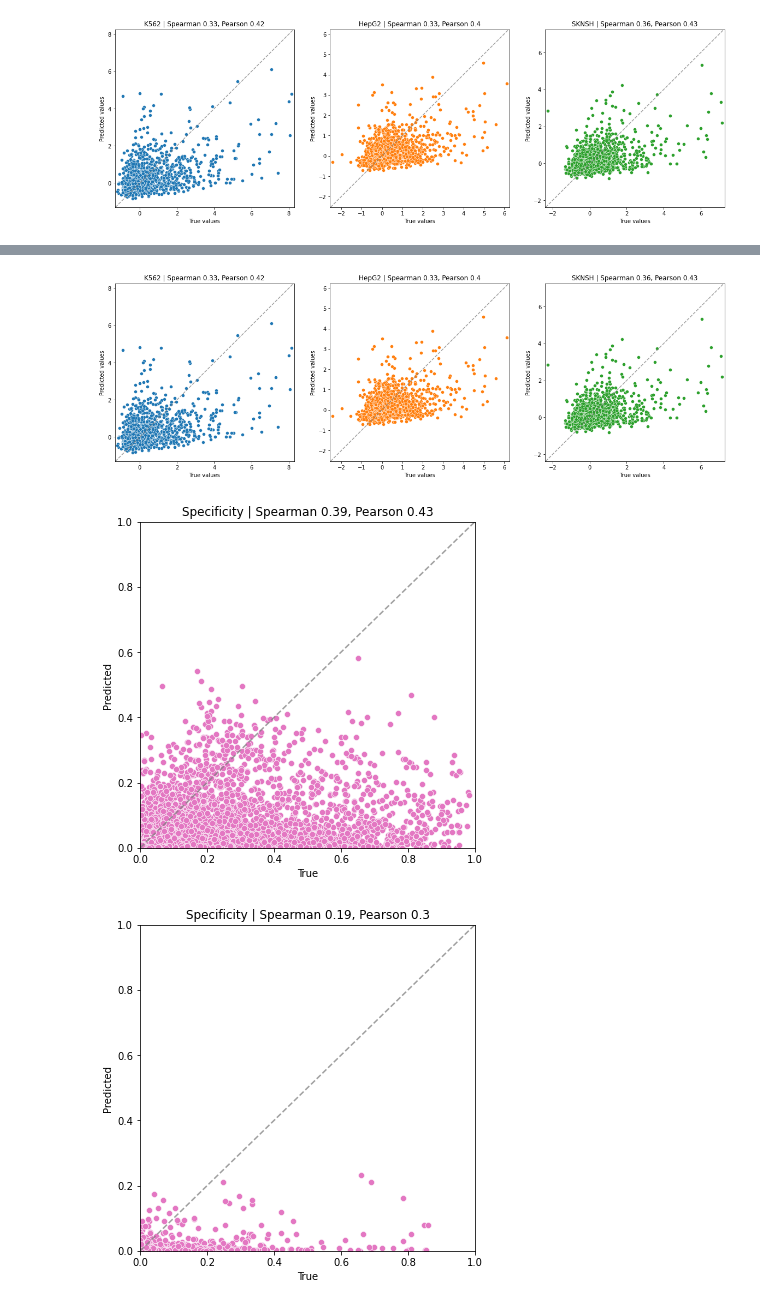
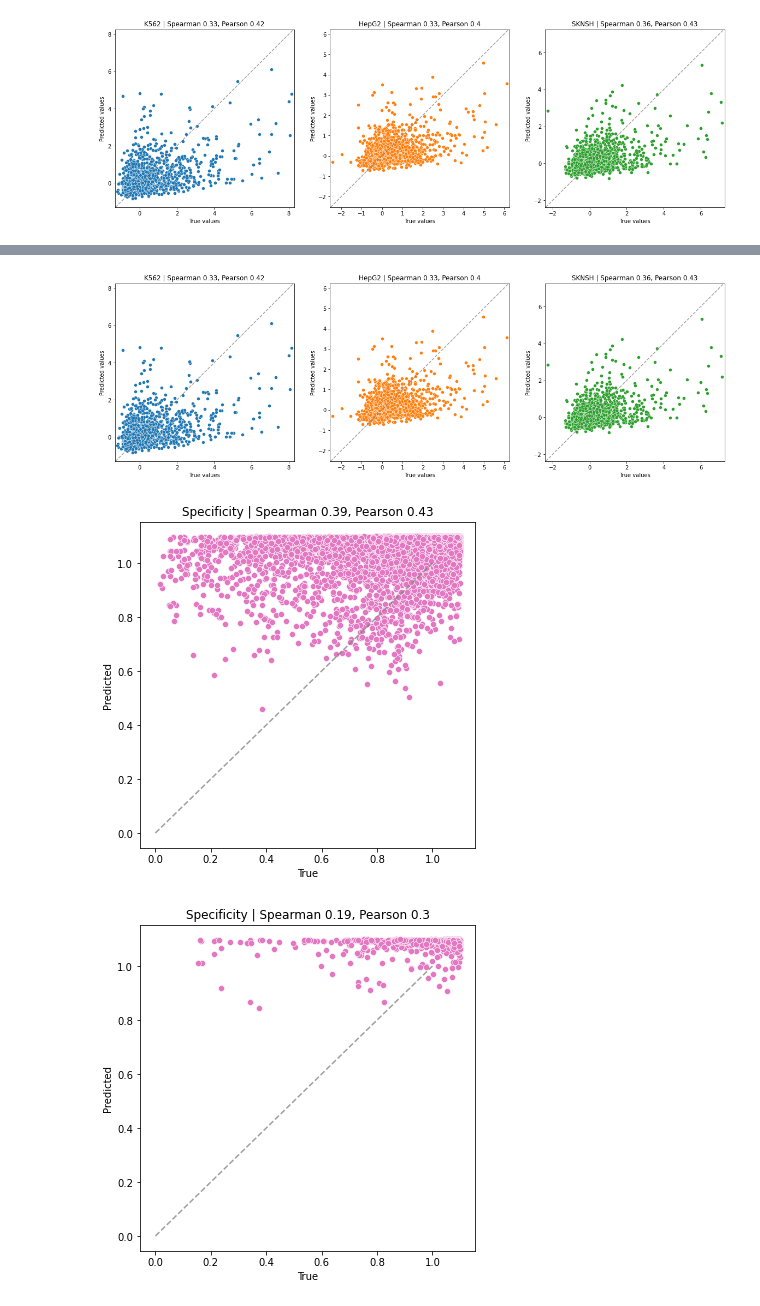
Before and after one commit to sjgosai/boda2, a Jupyter notebook: analysis/SG004__AIPU_setup/load_stashed_models.ipynb, the cells around one changed output, grey strips where cells are left out. Drawn from its saved outputs; the diff is of its cells as text; code cells hidden in the pictures.

```diff
--- a/analysis/SG004__AIPU_setup/load_stashed_models.ipynb
+++ b/analysis/SG004__AIPU_setup/load_stashed_models.ipynb
@@ -165,8 +165,6 @@ def get_specificity_corr(truths_array, preds_array, specificity_fn):
     plt.xlabel('True')
     plt.ylabel('Predicted')
     plt.title(f'Specificity | Spearman {round(specificity_spearman, 2)}, Pearson {round(specificity_pearson, 2)}')
-    plt.xlim(0,1)
-    plt.ylim(0,1)
     plt.draw()
 # %%
 datamodule = boda.data.BODA2_DataModule(datafile_path='gs://syrgoth/data/BODA.MPRA.txt',
@@ -213,7 +211,7 @@ train_truths, train_preds = get_predictions(my_model, datamodule, dataset='train
 val_truths, val_preds = get_predictions(my_model, datamodule, dataset='val')
 get_scatterplots(train_truths, train_preds)
 get_scatterplots(val_truths, val_preds)
-get_specificity_corr(train_truths, train_preds, specificity_fn=entropy)
-get_specificity_corr(val_truths, val_preds, specificity_fn=entropy)
+get_specificity_corr(torch.tensor(train_truths), torch.tensor(train_preds), specificity_fn=boda.graph.utils.Shannon_entropy)
+get_specificity_corr(torch.tensor(val_truths), torch.tensor(val_preds), specificity_fn=boda.graph.utils.Shannon_entropy)
 # %% [output]
 ----------------------------------------------
@@ -222,10 +220,10 @@ Spearmans: [0.8581414710148799, 0.8511879086905736, 0.8297198155877946], average
 ----------------------------------------------
 
 ----------------------------------------------
 Pearsons: [0.41713067458286507, 0.3965317716524767, 0.42736307871811474], average: 0.41
 Spearmans: [0.33390510771199816, 0.3336594111285791, 0.3647073768867971], average: 0.41
 ----------------------------------------------
 [figure]
 [figure]
-[figure, old version]
+[figure, new version]
-[figure, old version]
+[figure, new version]
```
Also changed, not shown: parts of 2 cells of this notebook.
